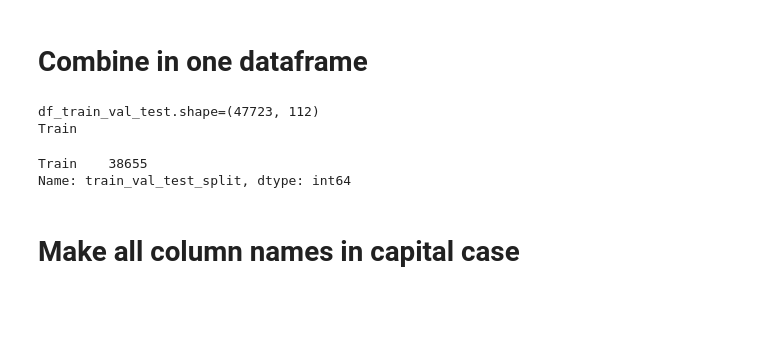
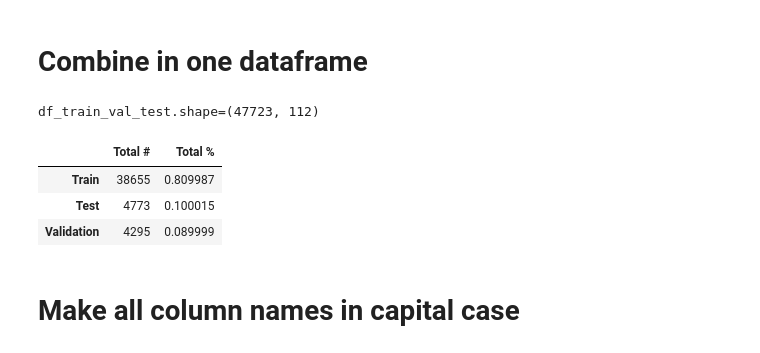
Before and after one commit to SimeonHristov99/AeroGuard, a Jupyter notebook: 01_Scripts/01_Load_data.ipynb, the cells around one changed output. Saved outputs shown, nothing was run; the diff lists cells and outputs as text; code cells hidden in the pictures; blank space fills up the shorter version.

```diff
--- a/01_Scripts/01_Load_data.ipynb
+++ b/01_Scripts/01_Load_data.ipynb
@@ -41,19 +41,18 @@ df_validation.shape=(4295, 112)
 # %%
 df_train_val_test = pd.concat([df_train, df_validation, df_test], ignore_index=True)
 print(f'{df_train_val_test.shape=}')
 
+column = 'train_val_test_split'
 pd.concat([
-    df_train_val_test['train_val_test_split'].value_counts(dropna=False),
-    df_train_val_test['train_val_test_split'].value_counts(dropna=False, normalize=True),
+    df_train_val_test[column].value_counts(dropna=False),
+    df_train_val_test[column].value_counts(dropna=False, normalize=True),
 ], axis=1, keys=['Total #', 'Total %'])
-
-print('Train')
-df_train['train_val_test_split'].value_counts()
 # %% [output]
 df_train_val_test.shape=(47723, 112)
-Train
-Train    38655
-Name: train_val_test_split, dtype: int64
+|  | Total # | Total % |
+| Train | 38655 | 0.809987 |
+| Test | 4773 | 0.100015 |
+| Validation | 4295 | 0.089999 |
 # %% [markdown]
 # Make all column names in capital case
 # %%
```
Also changed, not shown: parts of 11 cells of this notebook, 1 other file.
